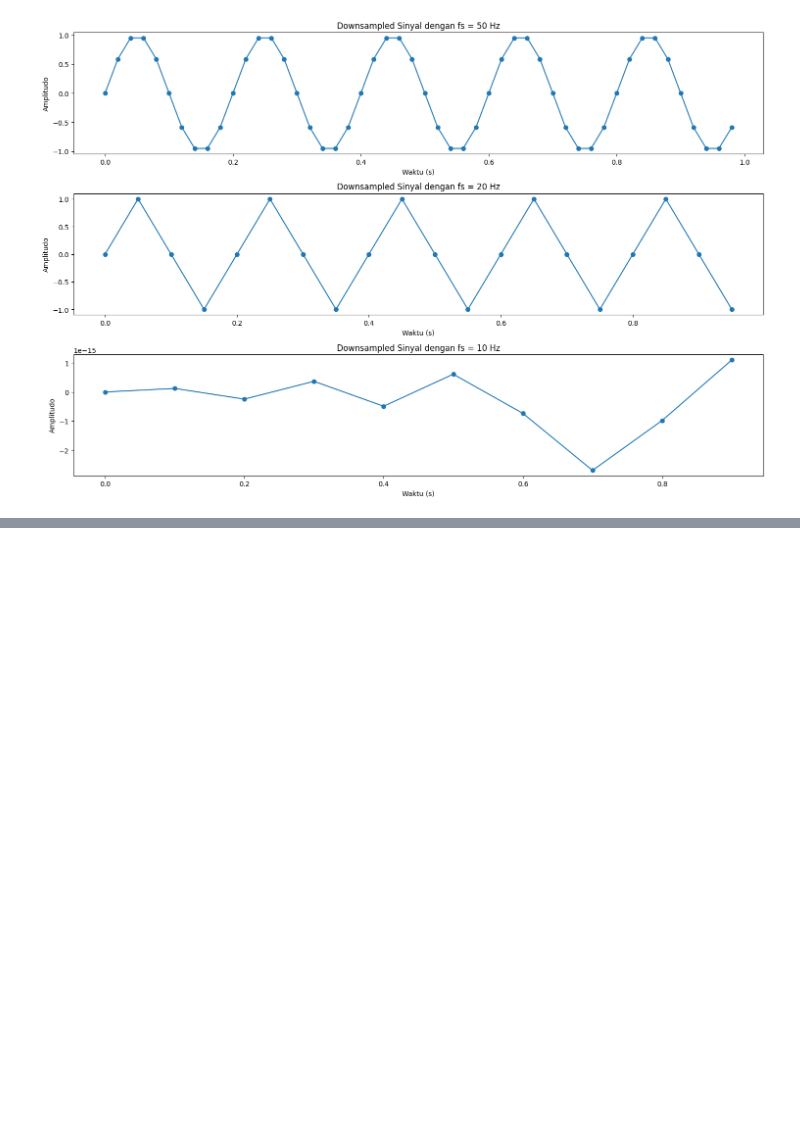
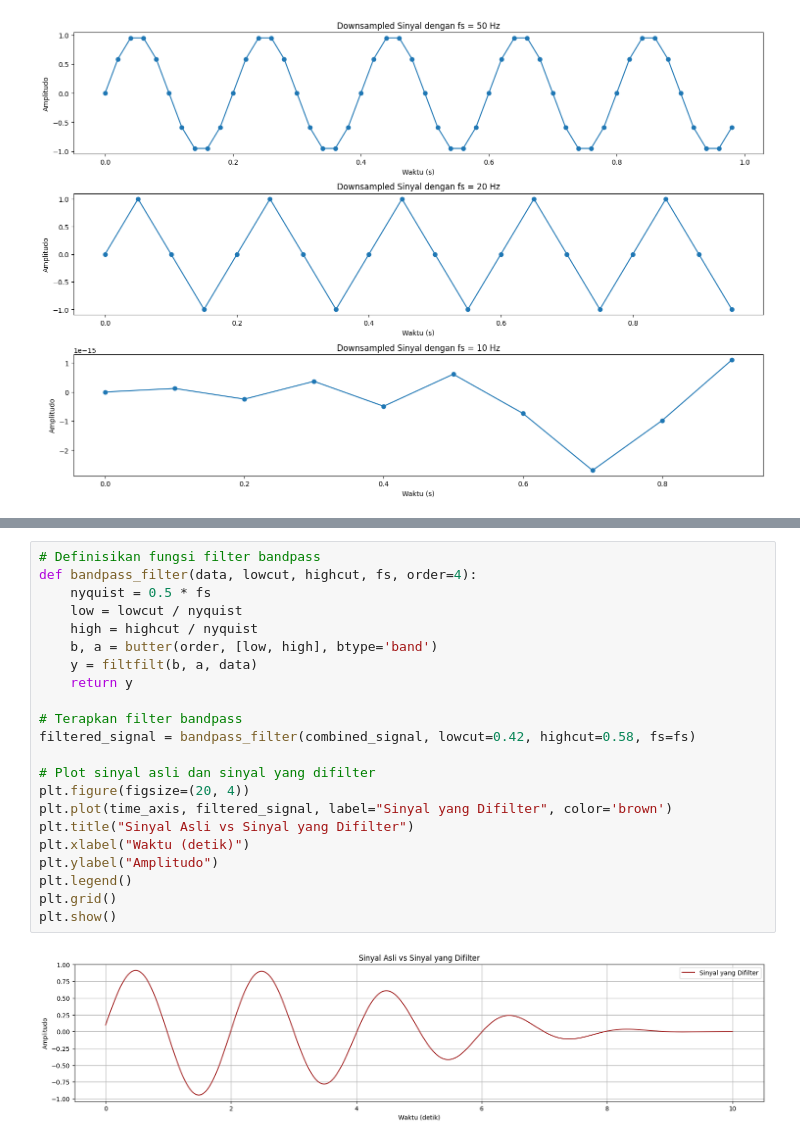
Before and after one commit to heniturnip/DSP, a Jupyter notebook: Hand-on/Hand_On_1.ipynb, the cells around one changed output, grey strips where cells are left out. Drawn from its saved outputs; the diff is of its cells as text; blank space fills up the shorter version.

```diff
--- a/Hand-on/Hand_On_1.ipynb
+++ b/Hand-on/Hand_On_1.ipynb
@@ -329,0 +481,24 @@ plt.show()
+# %%
+# Definisikan fungsi filter bandpass
+def bandpass_filter(data, lowcut, highcut, fs, order=4):
+    nyquist = 0.5 * fs
+    low = lowcut / nyquist
+    high = highcut / nyquist
+    b, a = butter(order, [low, high], btype='band')
+    y = filtfilt(b, a, data)
+    return y
+
+# Terapkan filter bandpass
+filtered_signal = bandpass_filter(combined_signal, lowcut=0.42, highcut=0.58, fs=fs)
+
+# Plot sinyal asli dan sinyal yang difilter
+plt.figure(figsize=(20, 4))
+plt.plot(time_axis, filtered_signal, label="Sinyal yang Difilter", color='brown')
+plt.title("Sinyal Asli vs Sinyal yang Difilter")
+plt.xlabel("Waktu (detik)")
+plt.ylabel("Amplitudo")
+plt.legend()
+plt.grid()
+plt.show()
+# %% [output]
+[figure, added]
```
Also changed, not shown: parts of 14 cells of this notebook.
